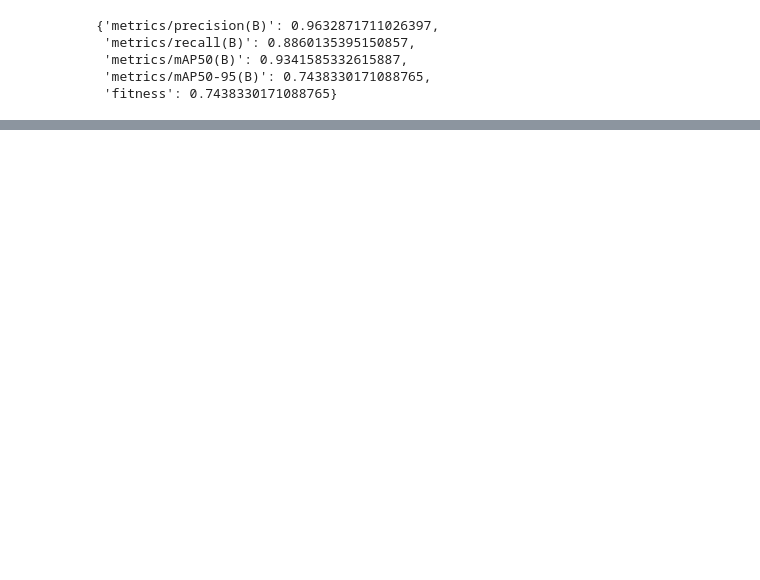
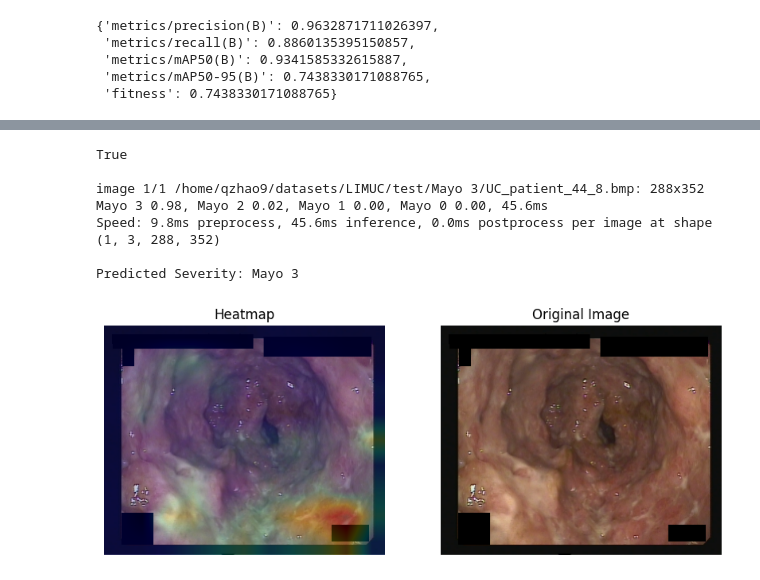
Before and after one commit to Q-Zhao-9/gradproj, a Jupyter notebook: experiments/image_segmentation.ipynb, the cells around one changed output, grey strips where cells are left out. Saved outputs shown, nothing was run; the diff lists cells and outputs as text; code cells hidden in the pictures; blank space fills up the shorter version.

Commit message:
update code - UC Severity Detection

```diff
--- a/experiments/image_segmentation.ipynb
+++ b/experiments/image_segmentation.ipynb
@@ -449,0 +1007,62 @@ NameError: name 'model' is not defined
+# %%
+import torchvision.transforms as T
+from sklearn.metrics import cohen_kappa_score
+import numpy as np
+import PIL.Image as Image
+from ultralytics import YOLO
+from pytorch_grad_cam import GradCAM, HiResCAM, ScoreCAM, GradCAMPlusPlus, AblationCAM, XGradCAM, EigenCAM, FullGrad
+from pytorch_grad_cam.utils.model_targets import ClassifierOutputTarget
+from pytorch_grad_cam.utils.image import show_cam_on_image
+import torch
+
+img_path = '/home/qzhao9/datasets/LIMUC/test/Mayo 3/UC_patient_44_8.bmp'
+size='x_non_normalized'
+model_path=f'/home/qzhao9/code/9800/gradproj/experiments/runs/classify/uc-clf_26{size}/weights/best.pt'
+
+model = YOLO(model_path)
+yolo_seq_model = model.model.model
+yolo_seq_model[10].conv.conv.weight.requires_grad = True
+print(yolo_seq_model[10].conv.conv.weight.requires_grad)
+
+results = model(img_path, imgsz=288,save=False)
+top1_pred = results[0].probs.top1
+print('\nPredicted Severity:', results[0].names[top1_pred])
+lbl = results[0].probs.top1
+target_layer = yolo_seq_model[10].conv
+target_layers = [target_layer]
+targets = [ClassifierOutputTarget(lbl)]
+
+img = np.array(Image.open(img_path).convert('RGB'))
+# img = cv2.resize(img, (480, 480))
+rgb_img = img.copy()
+img = np.float32(img) / 255
+transform = T.Compose(
+            [
+                # T.Resize((288, 288)),
+                T.ToTensor(),
+                # T.Normalize(mean=torch.tensor(0), std=torch.tensor(1)),
+            ])
+input_tensor = transform(Image.open(img_path).convert('RGB')).unsqueeze(0)
+model.eval()
+if not target_layer.conv.weight.requires_grad:
+  target_layer.conv.weight.requires_grad = True
+
+with GradCAM(model=model.model, target_layers=target_layers) as cam:
+  # You can also pass aug_smooth=True and eigen_smooth=True, to apply smoothing.
+  grayscale_cam = cam(input_tensor=input_tensor, targets=targets)
+  # In this example grayscale_cam has only one image in the batch:
+  grayscale_cam = grayscale_cam[0, :]
+  visualization = show_cam_on_image(img, grayscale_cam, use_rgb=True, image_weight=0.8)
+  # You can also get the model outputs without having to redo inference
+  model_outputs = cam.outputs
+
+
+display_images(Image.fromarray(visualization), rgb_img)
+# %% [output]
+True
+
+image 1/1 /home/qzhao9/datasets/LIMUC/test/Mayo 3/UC_patient_44_8.bmp: 288x352 Mayo 3 0.98, Mayo 2 0.02, Mayo 1 0.00, Mayo 0 0.00, 45.6ms
+Speed: 9.8ms preprocess, 45.6ms inference, 0.0ms postprocess per image at shape (1, 3, 288, 352)
+
+Predicted Severity: Mayo 3
+[figure, added]
```
Also changed, not shown: parts of 26 cells of this notebook, 6 other files.
